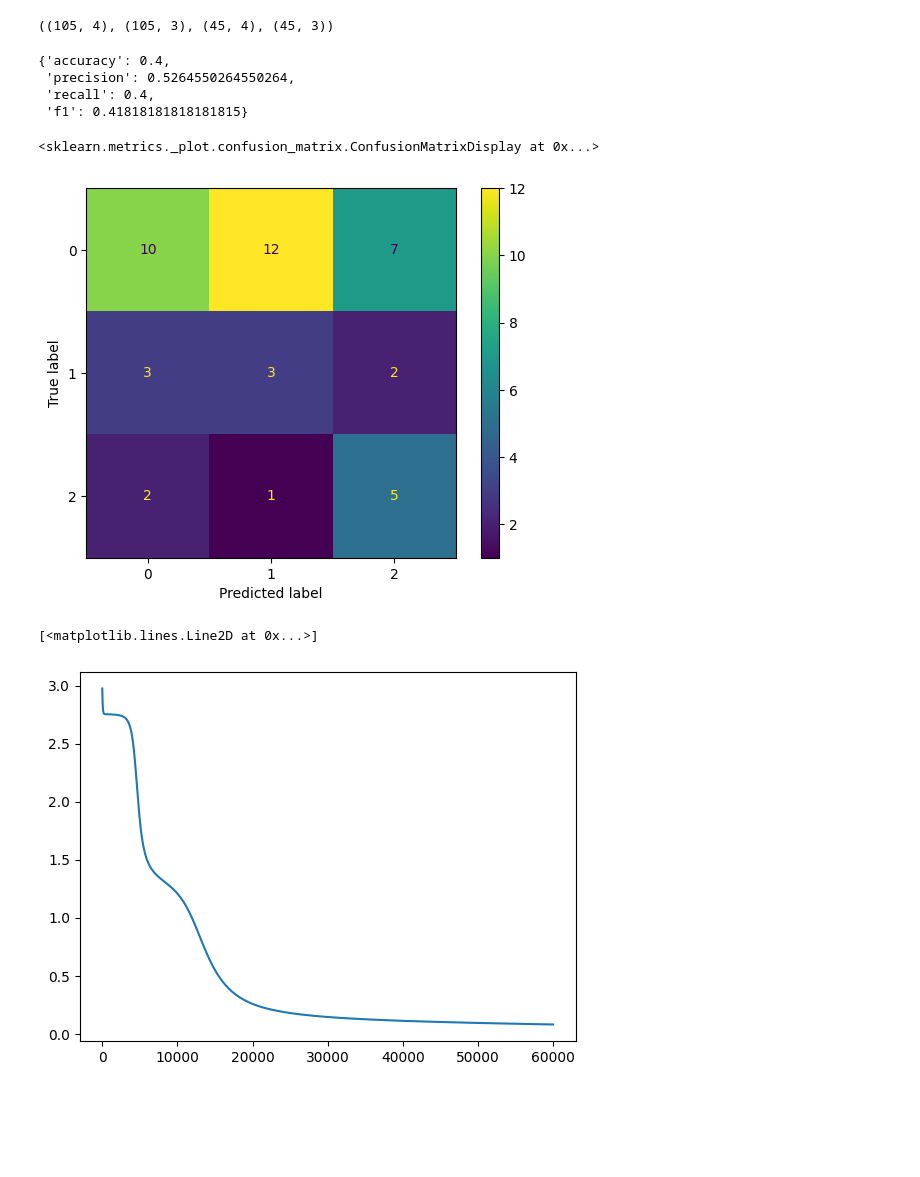
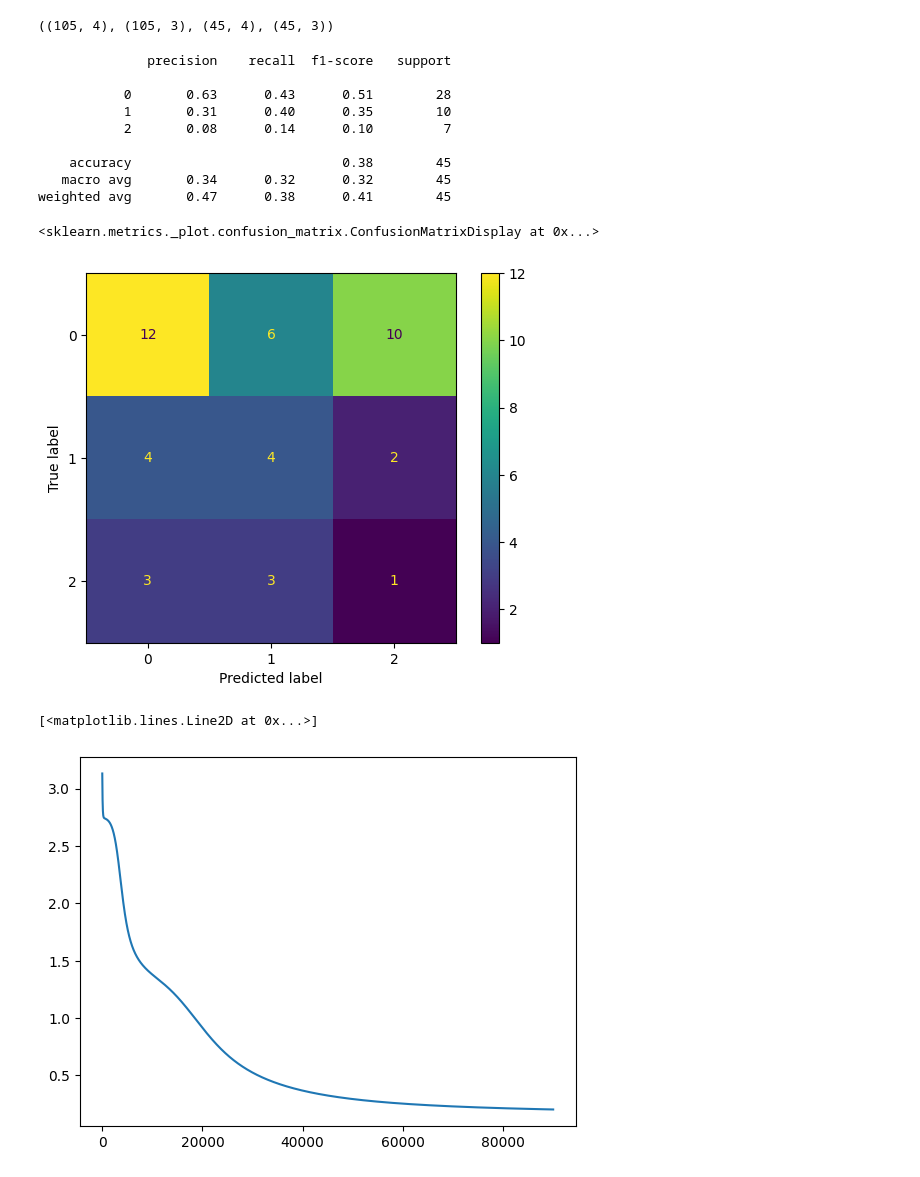
Before and after one commit to m3ll0c/machine-learning, a Jupyter notebook: 02_multilayer_perceptron.ipynb, the cells around one changed output. Saved outputs shown, nothing was run; the diff lists cells and outputs as text; code cells hidden in the pictures; blank space fills up the shorter version.

```diff
--- a/02_multilayer_perceptron.ipynb
+++ b/02_multilayer_perceptron.ipynb
@@ -110,7 +108,7 @@ class MLP:
                 self.biases[i]  -= self.lr*delta_bias[i].reshape(-1,1)
 
     def predict(self, X: np.array) -> np.array:
-        return (self.forward(X.T)[0][-1] > self.threshold).astype(int).reshape(-1)
+        return np.heaviside(self.forward(X.T)[0][-1] - self.threshold, self.threshold).reshape(-1)
 # %% [markdown]
 # PIMA diabetes dataset
 # %% [markdown]
@@ -198,16 +193,17 @@ from sklearn import datasets
 
 iris = datasets.load_iris()
 
-scaler = StandardScaler()
+scaler = MinMaxScaler((0,1))
 
 X = scaler.fit_transform(iris['data'])
-Y = OneHotEncoder(handle_unknown='ignore', sparse_output=False).fit_transform(iris['target'].reshape(-1, 1))
+Y = OneHotEncoder(handle_unknown='ignore', sparse_output=False).fit_transform(iris['target'].reshape(-1, 1)) # mudo de (x,) para (X, 1)
 
 x_train, x_test, y_train, y_test = train_test_split(
-    X, Y, test_size=0.3, random_state=5)  # um dos melhores resultados foi com o random state igual a 5
+    X, Y, test_size=0.3, random_state=42)  # um dos melhores resultados foi com o random state igual a 5
 
 x_train.shape, y_train.shape, x_test.shape, y_test.shape
 # %% [output]
 ((105, 4), (105, 3), (45, 4), (45, 3))
 # %%
-mlp_iris = MLP(layers=(4, 8, 6, 3), epochs=60000, lr=0.01)
+mlp_iris = MLP(layers=(4, 4, 3), epochs=90000, lr=0.01)
+mlp_iris.fit(x_train, y_train)
@@ -222,16 +216,14 @@ y_pred_classes = np.argmax(result_iris, axis=1)
 y_true_classes = np.argmax(target, axis=1)
 
 # calculate metrics
-pima_metrics = {
-    "accuracy": accuracy_score(y_pred_classes, y_true_classes),
-    "precision": precision_score(y_pred_classes, y_true_classes, average="weighted"),
-    "recall": recall_score(y_pred_classes, y_true_classes, average="weighted"),
-    "f1": f1_score(y_pred_classes, y_true_classes, average="weighted")
-}
-
-pima_metrics
+print(classification_report(y_pred_classes, y_true_classes))
 # %% [output]
-{'accuracy': 0.4,
- 'precision': 0.5264550264550264,
- 'recall': 0.4,
- 'f1': 0.41818181818181815}
+              precision    recall  f1-score   support
+
+           0       0.63      0.43      0.51        28
+           1       0.31      0.40      0.35        10
+           2       0.08      0.14      0.10         7
+
+    accuracy                           0.38        45
+   macro avg       0.34      0.32      0.32        45
+weighted avg       0.47      0.38      0.41        45
@@ -240,12 +230,12 @@ matrix = confusion_matrix(y_pred_classes, y_true_classes)
 # %%
-cm_iris = ConfusionMatrixDisplay(confusion_matrix=matrix)
+cm_iris = ConfusionMatrixDisplay(confusion_matrix=confusion_matrix(y_pred_classes, y_true_classes))
 
 cm_iris.plot()
 # %% [output]
 <sklearn.metrics._plot.confusion_matrix.ConfusionMatrixDisplay at 0x...>
-[figure, old version]
+[figure, new version]
 # %%
 plt.plot(mlp_iris.loss)
 # %% [output]
 [<matplotlib.lines.Line2D at 0x...>]
-[figure, old version]
+[figure, new version]
```
Also changed, not shown: parts of 9 cells of this notebook.
